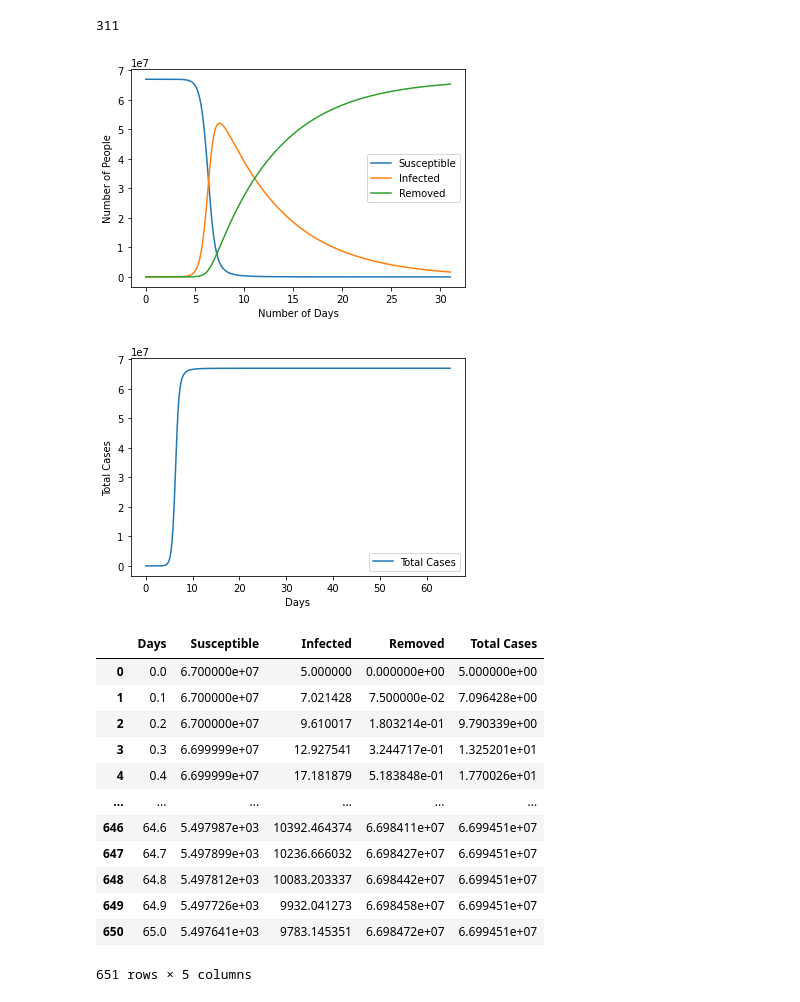
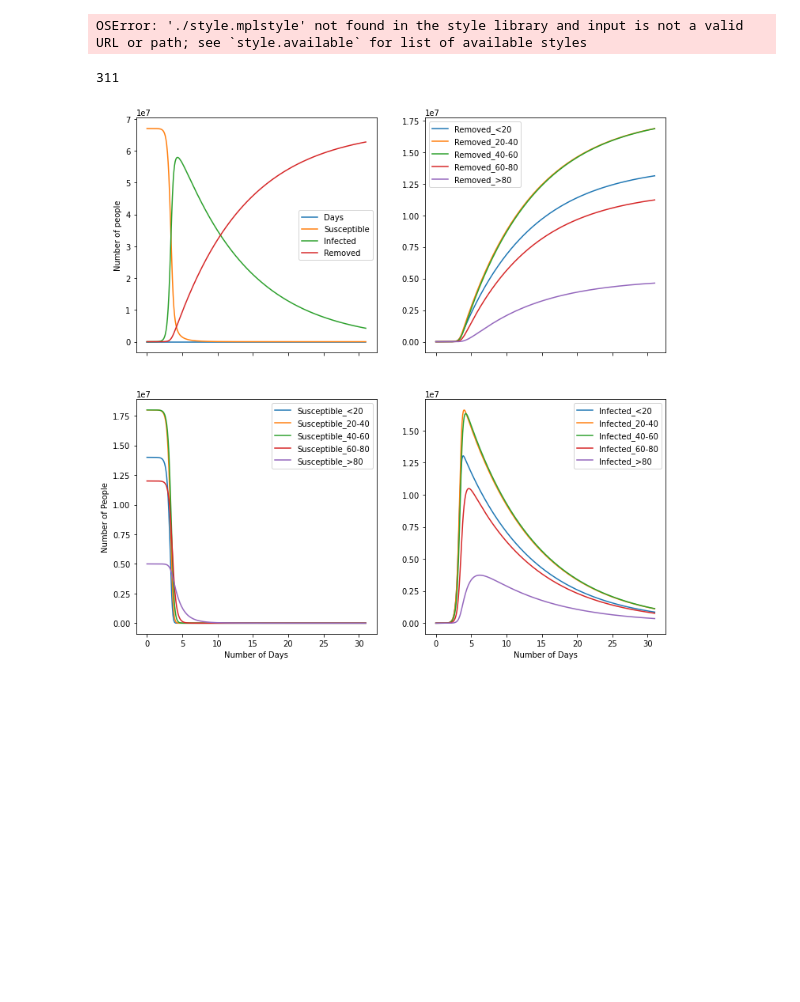
Before and after one commit to AidanCooper/vaccination-strategies, a Jupyter notebook: notebooks/20210703-AC-testing.ipynb, the cells around one changed output. Drawn from its saved outputs; the diff is of its cells as text; code cells hidden in the pictures; blank space fills up the shorter version.

Commit message:
Plot age group components and capture in DataFrame

```diff
--- a/notebooks/20210703-AC-testing.ipynb
+++ b/notebooks/20210703-AC-testing.ipynb
@@ -8,3 +12,7 @@ import pandas as pd
+# %%
+plt.style.use("./style.mplstyle")
+# %% [output]
+OSError: './style.mplstyle' not found in the style library and input is not a valid URL or path; see `style.available` for list of available styles
 # %%
 days, dt = 31, .1
 size = int(days / dt + 1)
@@ -12,32 +20,17 @@ size
 # %% [output]
 311
 # %%
+labels = ["<20", "20-40", "40-60", "60-80", ">80"]
 S0 = [14000000, 18000000, 18000000, 12000000, 5000000]
-I0 = [1, 1, 1, 1, 1]
+I0 = [14, 18, 18, 12, 5]
 R0 = [0, 0, 0, 0, 0]
-beta = [1, 0.8, 0.6, 0.4, 0.2]
-gamma = [0.15, 0.15, 0.15, 0.15, 0.15]
+beta = [1.8, 1.4, 1.0, 0.6, 0.2]
+gamma = [0.1, 0.1, 0.1, 0.1, 0.1]
 N = np.array(S0) + np.array(I0) + np.array(R0)
 # %%
-sim = AgeStructuredSIR(beta, gamma, S0, I0, R0)
+sim = AgeStructuredSIR(labels, beta, gamma, S0, I0, R0)
 # %%
-df = sim.run(31, .1)
+df, fig = sim.run(31, .1)
+fig
 # %% [output]
-[figure, old version]
+[figure, new version]
-# %%
-sim.accumulate(65, 0.1)
-# %% [output]
-[figure, removed]
-|  | Days | Susceptible | Infected | Removed | Total Cases |
-| 0 | 0.0 | 6.700000e+07 | 5.000000 | 0.000000e+00 | 5.000000e+00 |
-| 1 | 0.1 | 6.700000e+07 | 7.021428 | 7.500000e-02 | 7.096428e+00 |
-| 2 | 0.2 | 6.700000e+07 | 9.610017 | 1.803214e-01 | 9.790339e+00 |
-| 3 | 0.3 | 6.699999e+07 | 12.927541 | 3.244717e-01 | 1.325201e+01 |
-| 4 | 0.4 | 6.699999e+07 | 17.181879 | 5.183848e-01 | 1.770026e+01 |
-| ... | ... | ... | ... | ... | ... |
-| 646 | 64.6 | 5.497987e+03 | 10392.464374 | 6.698411e+07 | 6.699451e+07 |
-| 647 | 64.7 | 5.497899e+03 | 10236.666032 | 6.698427e+07 | 6.699451e+07 |
-| 648 | 64.8 | 5.497812e+03 | 10083.203337 | 6.698442e+07 | 6.699451e+07 |
-| 649 | 64.9 | 5.497726e+03 | 9932.041273 | 6.698458e+07 | 6.699451e+07 |
-| 650 | 65.0 | 5.497641e+03 | 9783.145351 | 6.698472e+07 | 6.699451e+07 |
-651 rows × 5 columns
```
Also changed, not shown: parts of 1 cell of this notebook, 1 other file.
